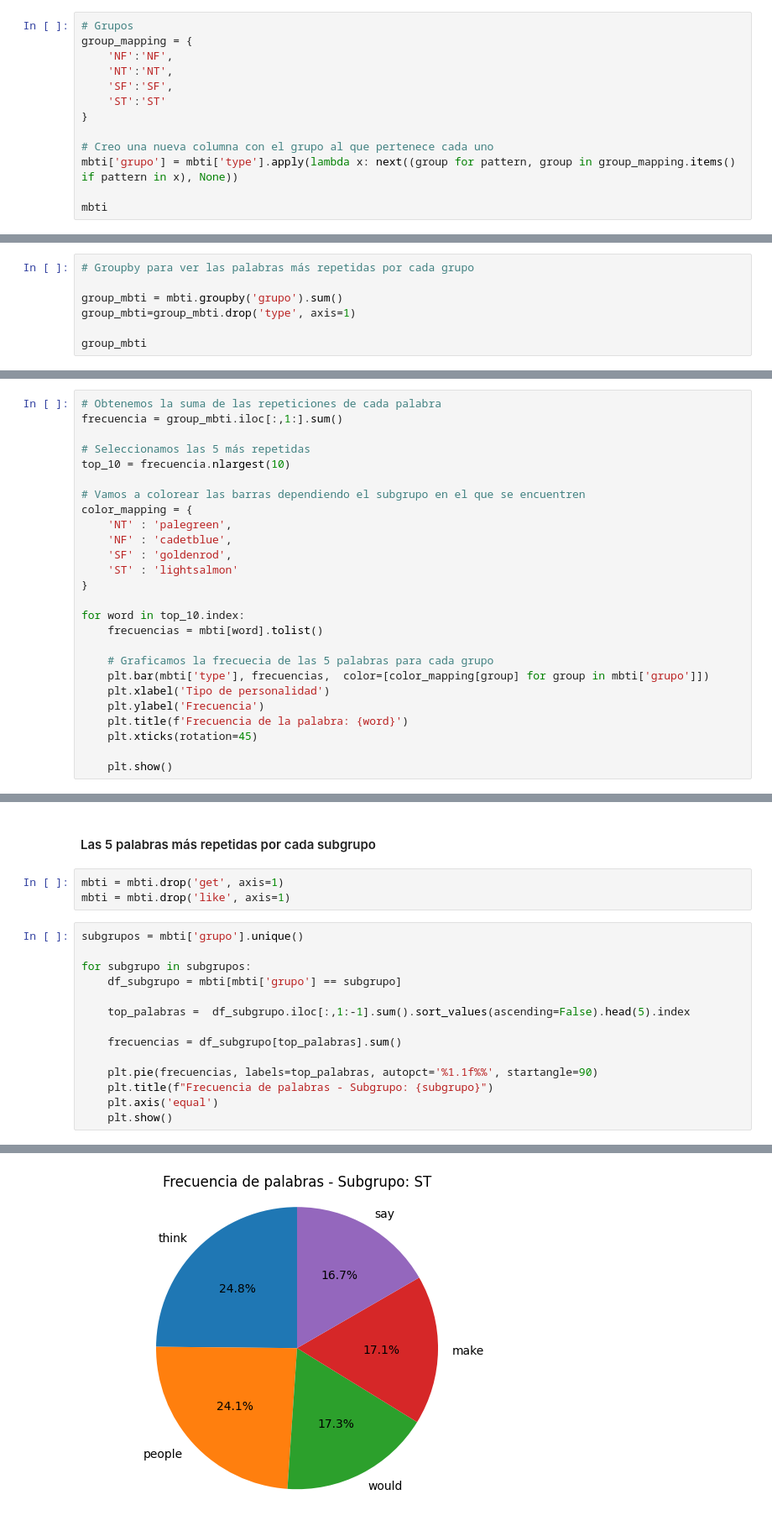
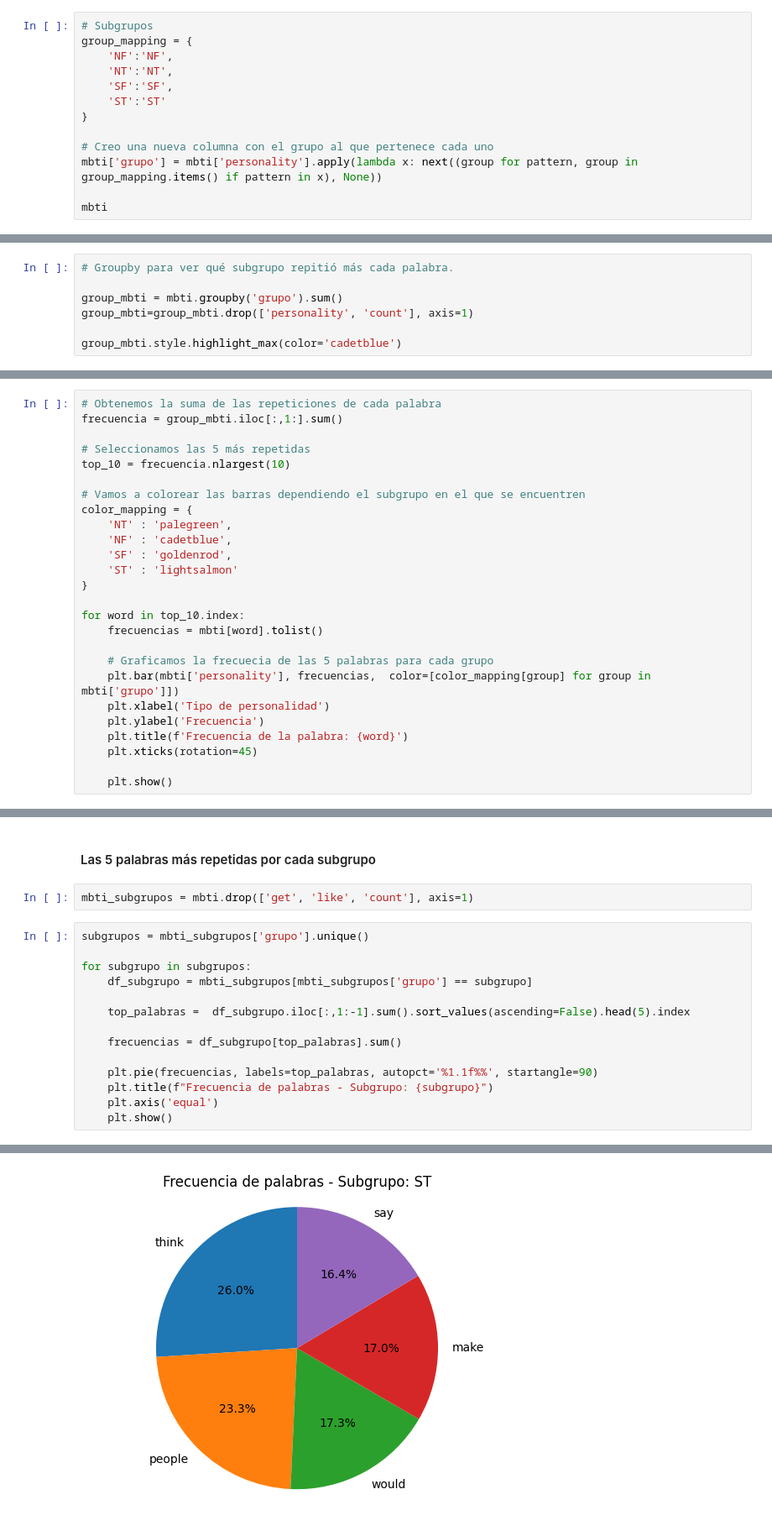
Before and after one commit to Carolina-Bolatti/Pro.Fin.-Proces.Datos, a Jupyter notebook: src/MartinaOcttinger_MBTI.ipynb, the cells around one changed output, grey strips where cells are left out. Shown at 84% size. Saved outputs shown, nothing was run; the diff lists cells and outputs as text.

```diff
--- a/src/MartinaOcttinger_MBTI.ipynb
+++ b/src/MartinaOcttinger_MBTI.ipynb
@@ -229,7 +256,7 @@ Según lo investigado sobre los tipos de personalidad los podemos dividir en 4 s
     - ISTJ
     - ISTP
 # %%
-# Grupos
+# Subgrupos
 group_mapping = {
     'NF':'NF',
     'NT':'NT',
@@ -238,7 +265,7 @@ group_mapping = {
 }
 
 # Creo una nueva columna con el grupo al que pertenece cada uno
-mbti['grupo'] = mbti['type'].apply(lambda x: next((group for pattern, group in group_mapping.items() if pattern in x), None))
+mbti['grupo'] = mbti['personality'].apply(lambda x: next((group for pattern, group in group_mapping.items() if pattern in x), None))
 
 mbti
 # %% [output]
@@ -263,8 +290,8 @@ mbti
 # %%
-# Groupby para ver las palabras más repetidas por cada grupo
+# Groupby para ver qué subgrupo repitió más cada palabra.
 
 group_mbti = mbti.groupby('grupo').sum()
-group_mbti=group_mbti.drop('type', axis=1)
+group_mbti=group_mbti.drop(['personality', 'count'], axis=1)
 
-group_mbti
+group_mbti.style.highlight_max(color='cadetblue')
 # %% [output]
@@ -318,7 +344,7 @@ for word in top_10.index:
     frecuencias = mbti[word].tolist()
 
     # Graficamos la frecuecia de las 5 palabras para cada grupo
-    plt.bar(mbti['type'], frecuencias,  color=[color_mapping[group] for group in mbti['grupo']])
+    plt.bar(mbti['personality'], frecuencias,  color=[color_mapping[group] for group in mbti['grupo']])
     plt.xlabel('Tipo de personalidad')
     plt.ylabel('Frecuencia')
     plt.title(f'Frecuencia de la palabra: {word}')
@@ -339,13 +365,12 @@ for word in top_10.index:
 # %% [markdown]
 #### Las 5 palabras más repetidas por cada subgrupo
 # %%
-mbti = mbti.drop('get', axis=1)
-mbti = mbti.drop('like', axis=1)
+mbti_subgrupos = mbti.drop(['get', 'like', 'count'], axis=1)
 # %%
-subgrupos = mbti['grupo'].unique()
+subgrupos = mbti_subgrupos['grupo'].unique()
 
 for subgrupo in subgrupos:
-    df_subgrupo = mbti[mbti['grupo'] == subgrupo]
+    df_subgrupo = mbti_subgrupos[mbti_subgrupos['grupo'] == subgrupo]
 
     top_palabras =  df_subgrupo.iloc[:,1:-1].sum().sort_values(ascending=False).head(5).index
 
@@ -362 +387 @@ for subgrupo in subgrupos:
-[figure, old version]
+[figure, new version]
```
Also changed, not shown: parts of 19 cells of this notebook.
